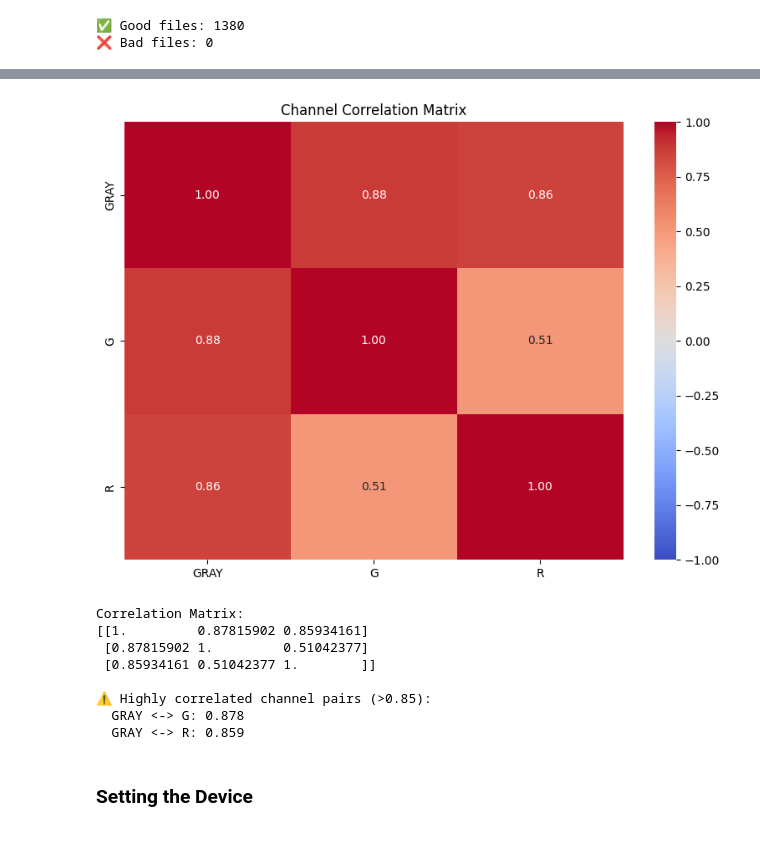
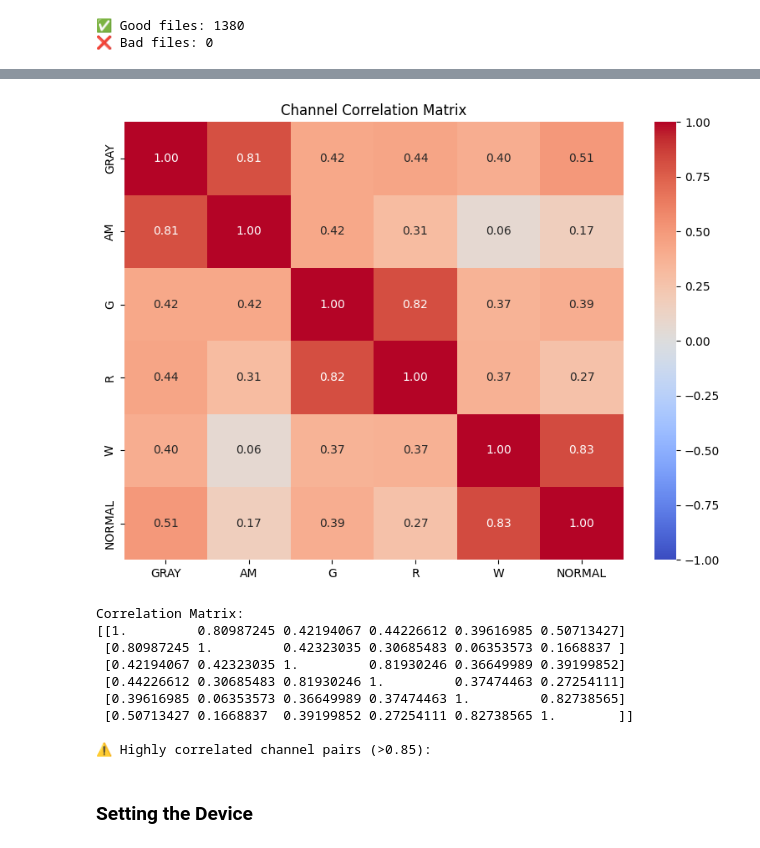
Before and after one commit to david-villanueva-02/ML-Final-Project, a Jupyter notebook: model20/cross-validation-20.ipynb, the cells around one changed output, grey strips where cells are left out. Saved outputs shown, nothing was run; the diff lists cells and outputs as text; code cells hidden in the pictures.

```diff
--- a/model20/cross-validation-20.ipynb
+++ b/model20/cross-validation-20.ipynb
@@ -259,12 +255,12 @@ class NPYImageDataset(Dataset):
 
         return img, label
 
-# GRAY, AM, G, R, W and NORMAL
-# model_channels = [0, 2, 3, 4] # GRAY, G, R, W
-# model_channels = [1, 2, 3, 4] # AM, G, R, W
-model_channels = [0, 2, 3] # GRAY, G, R
-# model_channels = list(range(6)) # GRAY, G, R
+# model_channels = [0, 2, 3] # GRAY, G, R, W
+# model_channels = [0, 2, 3] # AM, G, R, W
+model_channels = [0, 1, 2, 3, 4, 5] # All the channels
 num_channels = len(model_channels)
+
+channel_names = ['GRAY', 'G', 'R', 'W', 'AM', 'B']  # Adjust based on your selected channels
 # %% [markdown]
 ### Define all the labels and all the images names
 # %%
@@ -281,7 +277,7 @@ indices = np.arange(len(all_names))
 # dataset + pseudo-test
 dataset_idx, test_idx = train_test_split(
     indices,
-    test_size=0.05,
+    test_size=0.01,
     stratify=all_labels_list,
     random_state=42
 )
@@ -334,27 +330,22 @@ test_transform = transforms.Compose([
 ## Data augmentation
 # %%
 kornia_augment = torch.nn.Sequential(
-    # Geometric (defect-safe)
+    # Flips (safe for defects)
     K.RandomHorizontalFlip(p=0.5),
-    K.RandomVerticalFlip(p=0.5),
-    K.RandomRotation(degrees=180, p=0.5),  # Full rotation
+    K.RandomVerticalFlip(p=0.3),
 
-    # Photometric (critical for multi-channel imaging)
-    K.RandomBrightness(brightness=(0.75, 1.25), p=0.5),
-    K.RandomContrast(contrast=(0.75, 1.25), p=0.5),
-    # K.RandomGamma(gamma=(0.85, 1.15), p=0.4),
+    # Minimal geometric
+    K.RandomRotation(degrees=5.0, p=0.3),
+    K.RandomAffine(degrees=0, translate=(0.05, 0.05), scale=(0.98, 1.02), p=0.3),
 
-    # Minor spatial
-    K.RandomAffine(
-        degrees=0,
-        translate=(0.08, 0.08),
-        scale=(0.95, 1.05),
-        p=0.3
-    ),
+    # Strong photometric (main augmentation)
+    K.RandomBrightness((0.8, 1.2), p=0.4),
+    K.RandomContrast((0.8, 1.2), p=0.4),
+    # K.RandomGamma((0.85, 1.15), p=0.3),
 
-    # Noise
-    K.RandomGaussianNoise(std=0.015, p=0.25),
-    K.RandomGaussianBlur(kernel_size=(3, 3), sigma=(0.1, 1.5), p=0.2),
+    # Minimal noise and erasing
+    K.RandomGaussianNoise(std=0.01, p=0.2),
+    K.RandomErasing(scale=(0.01, 0.05), p=0.2),
 )
 # %%
 dataset = NPYImageDataset(
@@ -469,47 +484,48 @@ def analyze_channel_correlation(dataset):
     sample_images = np.array(sample_images)  # [300, 6, H, W]
 
     # Flatten spatial dimensions
-    samples_flat = sample_images.reshape(300, num_channels, -1).mean(axis=2)  # [300, 6]
+    samples_flat = sample_images.reshape(500, num_channels, -1).mean(axis=2)  # [300, 6]
 
     # Correlation matrix
     corr_matrix = np.corrcoef(samples_flat.T)
 
     plt.figure(figsize=(8, 6))
     sns.heatmap(corr_matrix, annot=True, fmt='.2f',
                 xticklabels=get_channels_names(model_channels),
                 yticklabels=get_channels_names(model_channels),
                 cmap='coolwarm', center=0, vmin=-1, vmax=1)
     plt.title('Channel Correlation Matrix')
     plt.tight_layout()
     plt.savefig('channel_correlation.png', dpi=150)
     plt.show()
 
     print("\nCorrelation Matrix:")
     print(corr_matrix)
 
     # Check for highly correlated pairs (> 0.85)
     high_corr = np.where((corr_matrix > 0.85) & (corr_matrix < 1.0))
     if len(high_corr[0]) > 0:
         print("\n⚠️ Highly correlated channel pairs (>0.85):")
         for i, j in zip(high_corr[0], high_corr[1]):
             if i < j:
                 channels = get_channels_names(model_channels)
                 print(f"  {channels[i]} <-> {channels[j]}: {corr_matrix[i,j]:.3f}")
 
     return corr_matrix
 
 # Run it
 corr = analyze_channel_correlation(dataset)
 # %% [output]
-[figure, old version]
+[figure, new version]
 Correlation Matrix:
-[[1.         0.87815902 0.85934161]
- [0.87815902 1.         0.51042377]
- [0.85934161 0.51042377 1.        ]]
+[[1.         0.80987245 0.42194067 0.44226612 0.39616985 0.50713427]
+ [0.80987245 1.         0.42323035 0.30685483 0.06353573 0.1668837 ]
+ [0.42194067 0.42323035 1.         0.81930246 0.36649989 0.39199852]
+ [0.44226612 0.30685483 0.81930246 1.         0.37474463 0.27254111]
+ [0.39616985 0.06353573 0.36649989 0.37474463 1.         0.82738565]
+ [0.50713427 0.1668837  0.39199852 0.27254111 0.82738565 1.        ]]
 
 ⚠️ Highly correlated channel pairs (>0.85):
-  GRAY <-> G: 0.878
-  GRAY <-> R: 0.859
 # %% [markdown]
 ### Setting the Device
 # %% [markdown]
```
Also changed, not shown: parts of 14 cells of this notebook, 15 other files.
